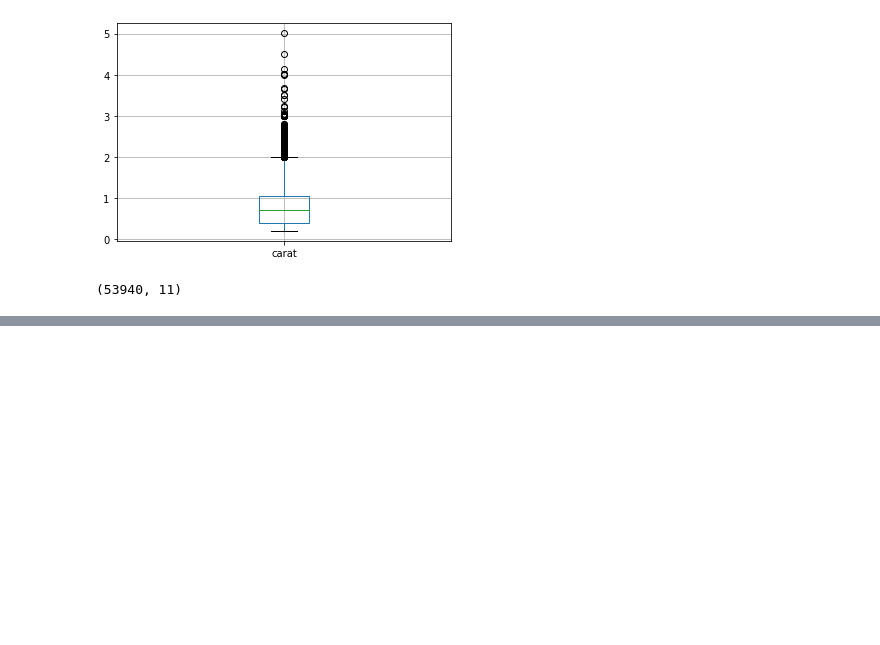
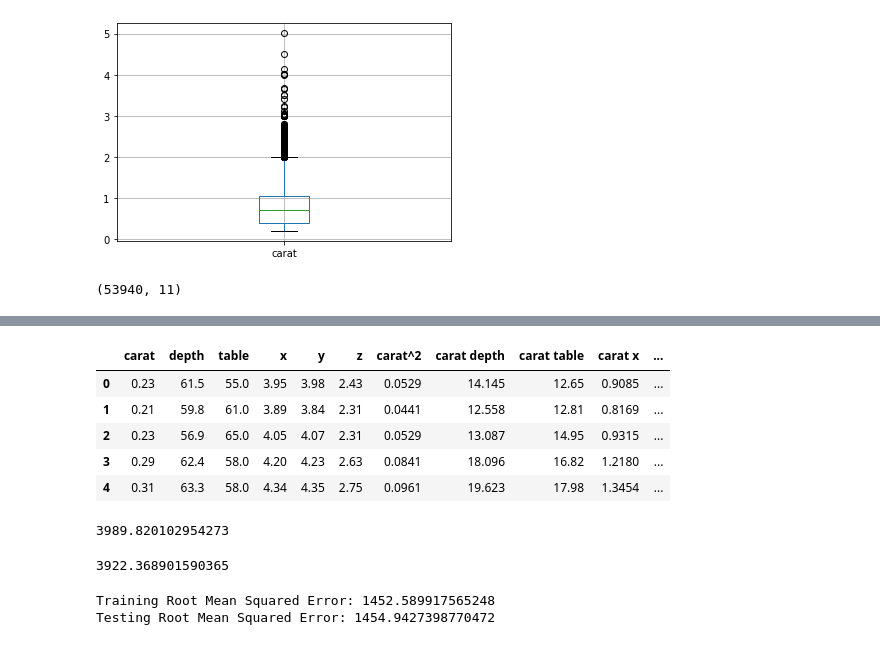
Before and after one commit to kenyo/mod-2-diamonds, a Jupyter notebook: main.ipynb, the cells around one changed output, grey strips where cells are left out. Cells and saved outputs as stored; diff of their text form; code cells hidden in the pictures; blank space fills up the shorter version.

Commit message:
add lin regression

```diff
--- a/main.ipynb
+++ b/main.ipynb
@@ -38,0 +48,16 @@ df.shape
+# %%
+target = df.price
+
+df_cont = df[['carat', 'depth',	'table', 'x', 'y', 'z']]
+poly = PolynomialFeatures(degree=2, include_bias=False)
+poly_data = poly.fit_transform(df_cont)
+poly_columns = poly.get_feature_names(df_cont.columns)
+df_poly = pd.DataFrame(poly_data, columns=poly_columns)
+df_poly.head()
+# %% [output]
+|  | carat | depth | table | x | y | z | carat^2 | carat depth | carat table | carat x | ... |
+| 0 | 0.23 | 61.5 | 55.0 | 3.95 | 3.98 | 2.43 | 0.0529 | 14.145 | 12.65 | 0.9085 | ... |
+| 1 | 0.21 | 59.8 | 61.0 | 3.89 | 3.84 | 2.31 | 0.0441 | 12.558 | 12.81 | 0.8169 | ... |
+| 2 | 0.23 | 56.9 | 65.0 | 4.05 | 4.07 | 2.31 | 0.0529 | 13.087 | 14.95 | 0.9315 | ... |
+| 3 | 0.29 | 62.4 | 58.0 | 4.20 | 4.23 | 2.63 | 0.0841 | 18.096 | 16.82 | 1.2180 | ... |
+| 4 | 0.31 | 63.3 | 58.0 | 4.34 | 4.35 | 2.75 | 0.0961 | 19.623 | 17.98 | 1.3454 | ... |
@@ -38,0 +72,22 @@ df.shape
+# %%
+np.sqrt(metrics.mean_squared_error(y_test, dummy_test_preds))
+# %% [output]
+3989.820102954273
+# %%
+df.price.mean()
+# %% [output]
+3922.368901590365
+# %%
+lm = LinearRegression()
+lm = lm.fit(X_train, y_train)
+
+y_train_pred = lm.predict(X_train)
+train_rmse = np.sqrt(metrics.mean_squared_error(y_train, y_train_pred))
+print('Training Root Mean Squared Error:' , train_rmse)
+
+y_pred = lm.predict(X_test)
+test_rmse = np.sqrt(metrics.mean_squared_error(y_test, y_pred))
+print('Testing Root Mean Squared Error:' , test_rmse)
+# %% [output]
+Training Root Mean Squared Error: 1452.589917565248
+Testing Root Mean Squared Error: 1454.9427398770472
```
Also changed, not shown: parts of 3 cells of this notebook.
